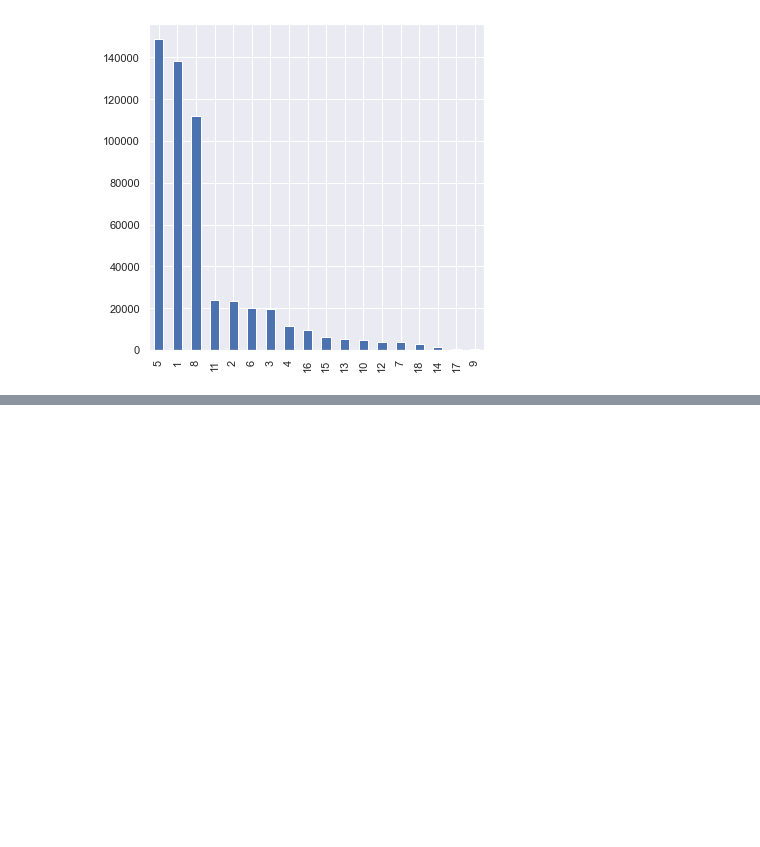
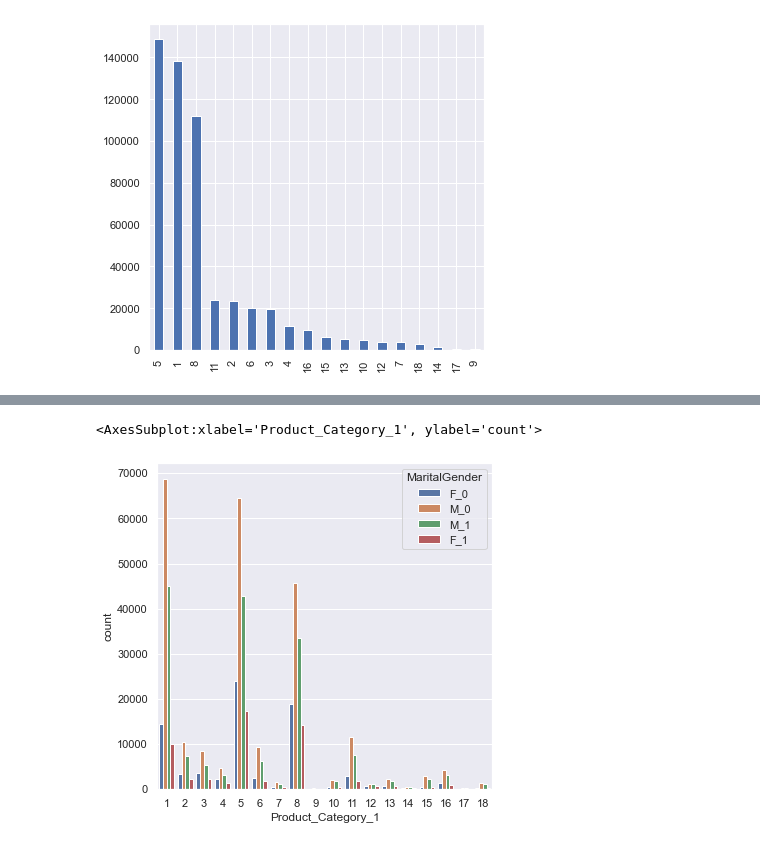
Before and after one commit to guptadhruv51/Data-Science-and-ML-GFG-, a Jupyter notebook: Data_Analysis/Projects/Black_Friday.ipynb, the cells around one changed output, grey strips where cells are left out. Cells and saved outputs as stored; diff of their text form; code cells hidden in the pictures; blank space fills up the shorter version.

```diff
--- a/Data_Analysis/Projects/Black_Friday.ipynb
+++ b/Data_Analysis/Projects/Black_Friday.ipynb
@@ -331,0 +348,5 @@ df['Product_Category_1'].value_counts(ascending=False).plot(kind='bar')
+# %%
+sns.countplot(x = df['Product_Category_1'], hue = df['MaritalGender'])
+# %% [output]
+<AxesSubplot:xlabel='Product_Category_1', ylabel='count'>
+[figure, added]
```
Also changed, not shown: parts of 5 cells of this notebook.
